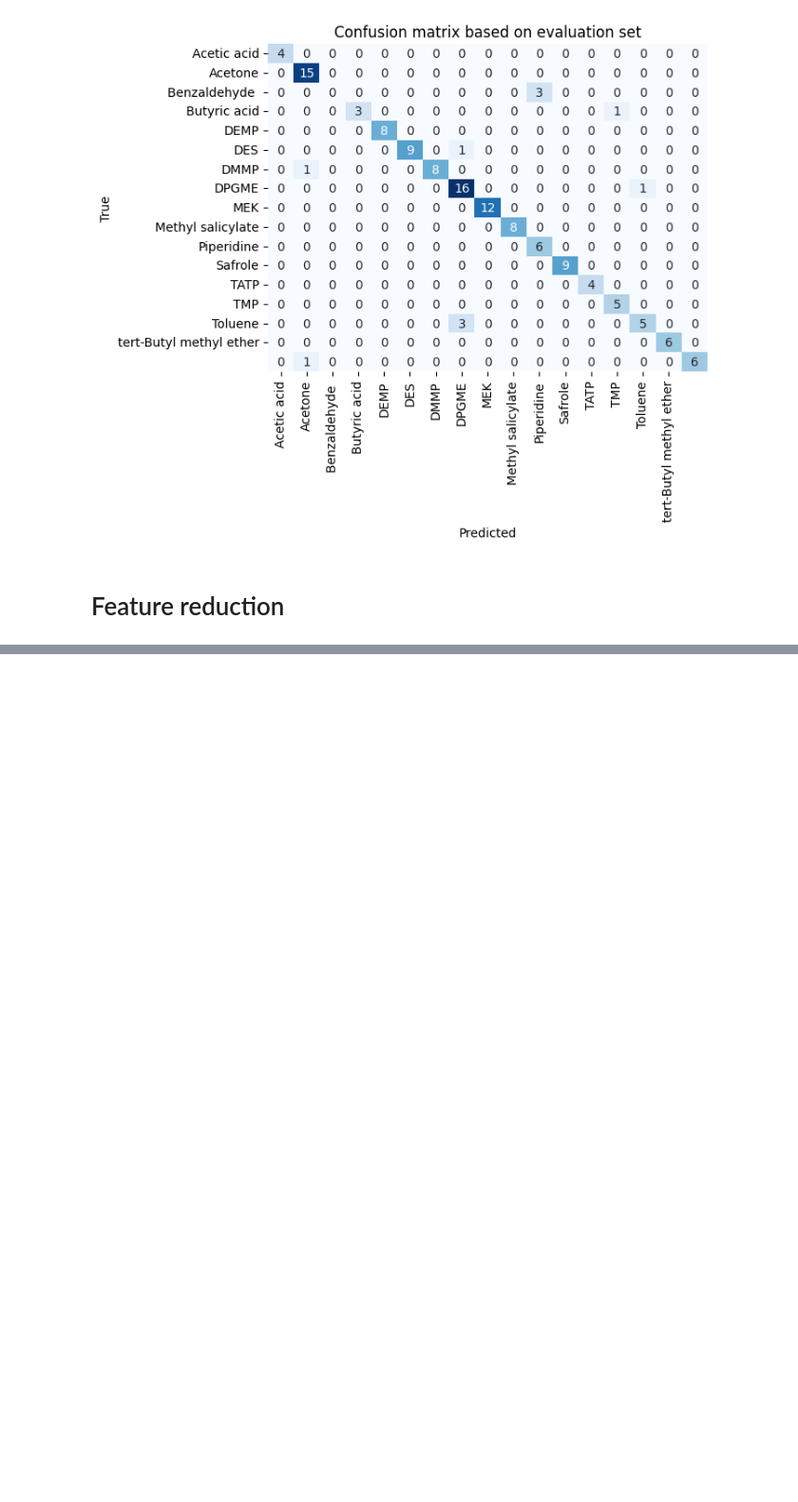
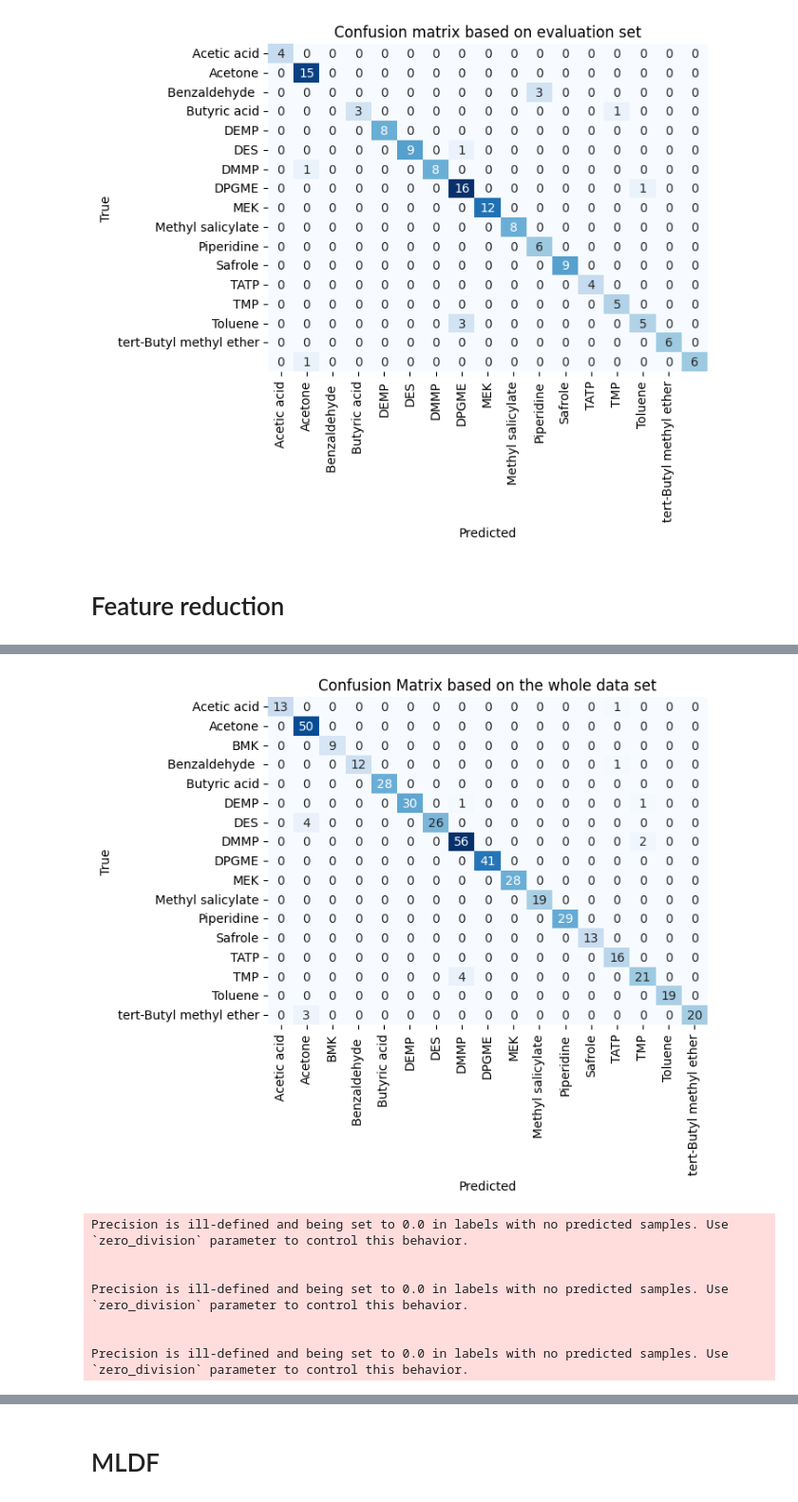
Before and after one commit to f-aguzzi/ChemFuseKit, a Jupyter notebook: case studies/concat_vs_outer_knn.ipynb, the cells around one changed output, grey strips where cells are left out. Shown at 95% size. Saved outputs shown, nothing was run; the diff lists cells and outputs as text; code cells hidden in the pictures; blank space fills up the shorter version.

```diff
--- a/case studies/concat_vs_outer_knn.ipynb
+++ b/case studies/concat_vs_outer_knn.ipynb
@@ -96,0 +165,39 @@ Precision is ill-defined and being set to 0.0 in labels with no predicted sample
+# %%
+# LLDF outer + PCA
+
+from chemfusekit.df import DFSettings, DF, Table
+from chemfusekit.lr import LRSettings, LR, GraphMode
+
+# Let's import a table of QEPAS data (needs SNV preprocessing)
+table1 = Table(
+    file_path='../tests/qepas.xlsx',
+    sheet_name='Sheet1',
+    class_column='Substance',
+    preprocessing='snv'
+)
+table2 = Table(
+    file_path='../tests/rt.xlsx',
+    sheet_name='Sheet1',
+    class_column='Substance',
+    preprocessing='none'
+)
+df = DF(DFSettings(method='outer'), [table1, table2])
+df.fuse()
+data = df.fused_data
+
+pca = PCA(PCASettings(), data)
+data = pca.rescaled_data
+
+# Perform KNN on the imported QEPAS data
+knn_settings = KNNSettings(output=GraphMode.GRAPHIC, test_split=True)
+knn = KNN(knn_settings, data)
+knn.train()
+# %% [output]
+[figure, added]
+Precision is ill-defined and being set to 0.0 in labels with no predicted samples. Use `zero_division` parameter to control this behavior.
+
+
+Precision is ill-defined and being set to 0.0 in labels with no predicted samples. Use `zero_division` parameter to control this behavior.
+
+
+Precision is ill-defined and being set to 0.0 in labels with no predicted samples. Use `zero_division` parameter to control this behavior.
@@ -97 +205,3 @@ Precision is ill-defined and being set to 0.0 in labels with no predicted sample
+# %% [markdown]
+# MLDF
 # %%
```
Also changed, not shown: parts of 9 cells of this notebook, 2 other files.
